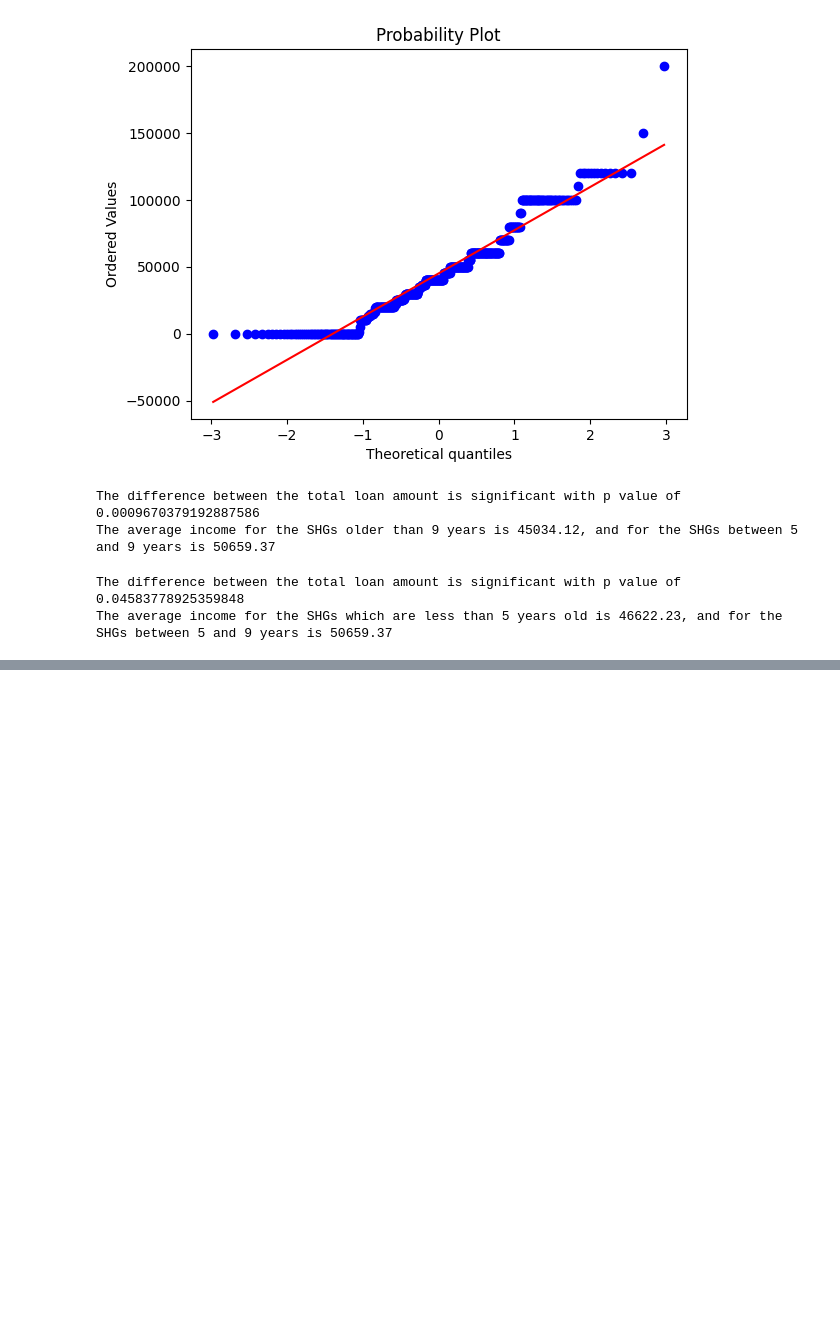
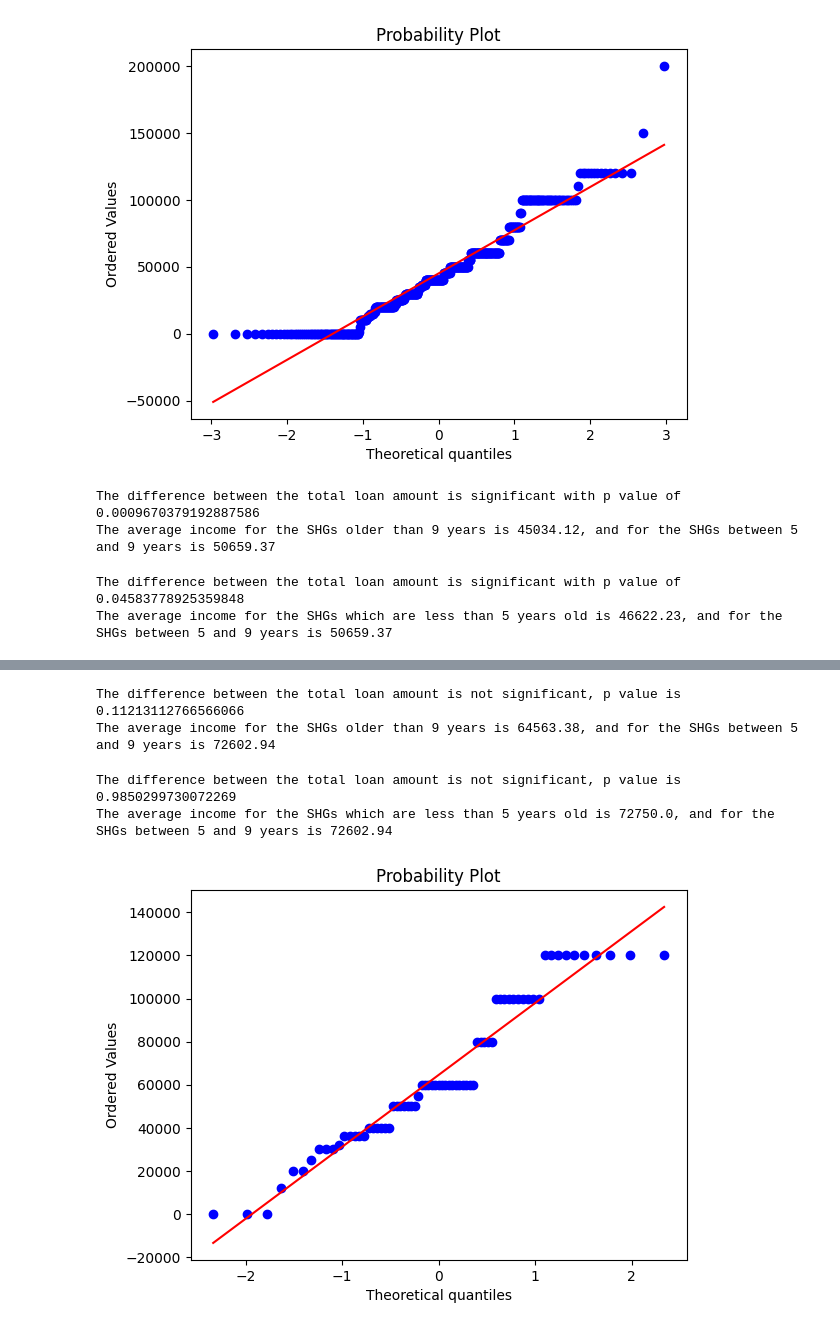
Before and after one commit to dharamdudi/DS, a Jupyter notebook: rgavp/shg_details statistical analysis.ipynb, the cells around one changed output, grey strips where cells are left out. Saved outputs shown, nothing was run; the diff lists cells and outputs as text; code cells hidden in the pictures; blank space fills up the shorter version.

```diff
--- a/rgavp/shg_details statistical analysis.ipynb
+++ b/rgavp/shg_details statistical analysis.ipynb
@@ -530,0 +533,3 @@ The average income for the SHGs which are less than 5 years old is 46622.23, and
+# %%
+lakh1_shg_10yrs_df=lakh1_df[lakh1_df.Total_yrs_in_shg>=10]
+lakh1_shg_10yrs_df
@@ -530,0 +578,33 @@ The average income for the SHGs which are less than 5 years old is 46622.23, and
+# %%
+# Parametric two sample t-test for the significant difference in yearly income for shg memnbers (having loan amount graeter than 1 lakh)
+# of SHGs greater than 9 years old and between 5 and 9 years old.
+s,p=stats.ttest_ind(lakh1_shg_10yrs_df.yearly_income, lakh1_shg_5yrs_df.yearly_income, equal_var=False)
+if(p<0.05):
+    print("The difference between the total loan amount is significant with p value of {}".format(p))
+else:
+    print("The difference between the total loan amount is not significant, p value is {}".format(p))
+
+print("The average income for the SHGs older than 9 years is {}, and for the SHGs between 5 and 9 years is {}".
+      format(round(np.mean(lakh1_shg_10yrs_df.yearly_income),2),round(np.mean(lakh1_shg_5yrs_df.yearly_income),2)))
+# %% [output]
+The difference between the total loan amount is not significant, p value is 0.11213112766566066
+The average income for the SHGs older than 9 years is 64563.38, and for the SHGs between 5 and 9 years is 72602.94
+# %%
+# Parametric two samplet-test for the significant difference in yearly income for shg memnbers (having loan amount graeter than 1 lakh)
+# of SHGs less 5 years old and between 5 and 9 years old.
+s,p=stats.ttest_ind(lakh1_shg_4yrs_df.yearly_income, lakh1_shg_5yrs_df.yearly_income, equal_var=False)
+if(p<0.05):
+    print("The difference between the total loan amount is significant with p value of {}".format(p))
+else:
+    print("The difference between the total loan amount is not significant, p value is {}".format(p))
+
+print("The average income for the SHGs which are less than 5 years old is {}, and for the SHGs between 5 and 9 years is {}".
+      format(round(np.mean(lakh1_shg_4yrs_df.yearly_income),2),round(np.mean(lakh1_shg_5yrs_df.yearly_income),2)))
+# %% [output]
+The difference between the total loan amount is not significant, p value is 0.9850299730072269
+The average income for the SHGs which are less than 5 years old is 72750.0, and for the SHGs between 5 and 9 years is 72602.94
+# %%
+stats.probplot(lakh1_shg_10yrs_df.yearly_income, dist="norm",plot=plt)
+plt.show()
+# %% [output]
+[figure, added]
```
Also changed, not shown: parts of 6 cells of this notebook, 1 other file.
